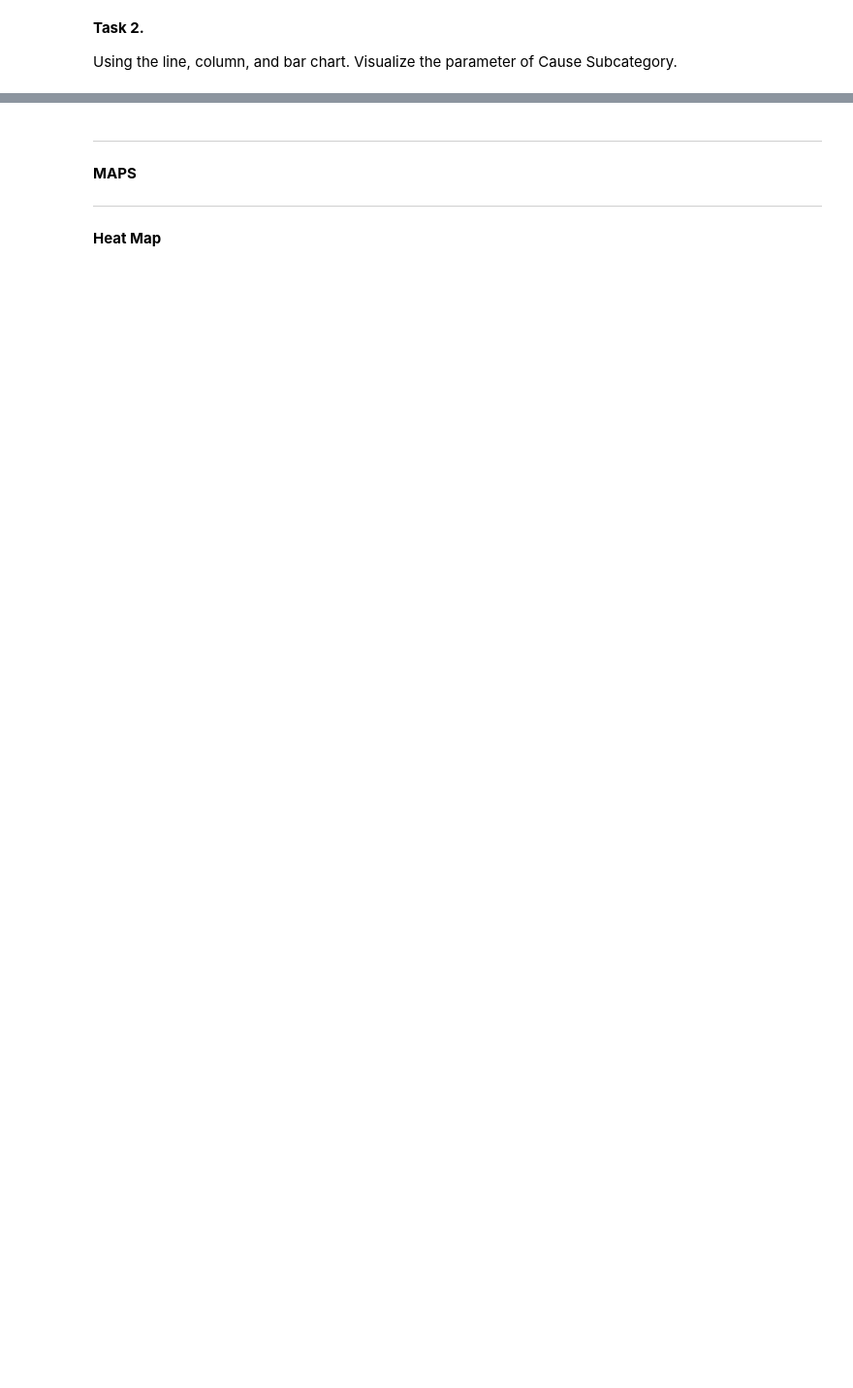
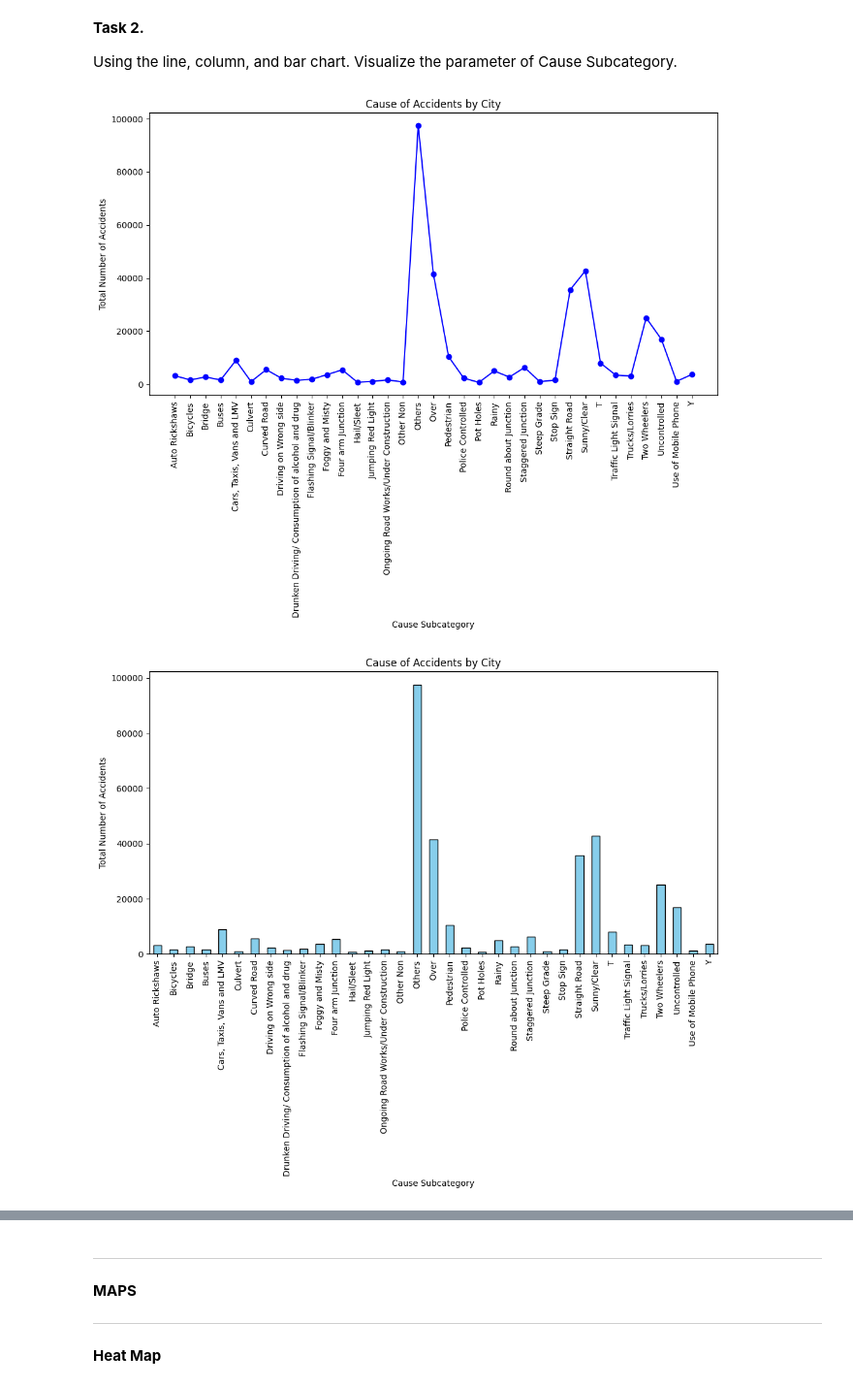
Before and after one commit to jptuzara/CPE031-Visualization-and-Data-Analytics, a Jupyter notebook: Hands_On_Activity_6___Chart_Type.ipynb, the cells around one changed output, grey strips where cells are left out. Shown at 97% size. Saved outputs shown, nothing was run; the diff lists cells and outputs as text; code cells hidden in the pictures; blank space fills up the shorter version.

```diff
--- a/Hands_On_Activity_6___Chart_Type.ipynb
+++ b/Hands_On_Activity_6___Chart_Type.ipynb
@@ -310,0 +327,67 @@ Using the line, column, and bar chart. Visualize the parameter of Cause Subcateg
+# %%
+#USING LINE CHART
+# Filter only 'Total number of Accidents'
+accidents = df[df['Outcome of Incident'] == 'Total number of Accidents']
+
+# Group by City and sum counts
+city_trend = accidents.groupby('Cause Subcategory')['Count'].sum()
+
+# Plot line chart
+plt.figure(figsize=(12, 6))
+plt.plot(city_trend.index, city_trend.values, marker='o', linestyle='-', color='blue')
+
+# Add labels and title
+plt.title('Cause of Accidents by City')
+plt.xlabel('Cause Subcategory')
+plt.ylabel('Total Number of Accidents')
+
+# Rotate x-axis labels for readability
+plt.xticks(rotation=90)
+
+# Show chart
+plt.show()
+
+
+#USING COLUMN GRAPH
+# Filter only 'Total number of Accidents'
+accidents = df[df['Outcome of Incident'] == 'Total number of Accidents']
+
+# Group by City and sum counts
+city_counts = accidents.groupby('Cause Subcategory')['Count'].sum()
+
+# Plot column chart (vertical bars)
+plt.figure(figsize=(12, 6))
+city_counts.plot(kind='bar', color='skyblue', edgecolor='black')
+
+# Add labels and title
+plt.title('Cause of Accidents by City')
+plt.xlabel('Cause Subcategory')
+plt.ylabel('Total Number of Accidents')
+
+# Rotate x-axis labels for readability
+plt.xticks(rotation=90)
+
+# Show chart
+plt.show()
+
+#USING BAR GRAPH
+# Filter only 'Total number of Accidents'
+accidents = df[df['Outcome of Incident'] == 'Total number of Accidents']
+
+# Group by City and sum counts
+city_counts = accidents.groupby('Cause Subcategory')['Count'].sum()
+
+# Plot bar chart (horizontal bars)
+plt.figure(figsize=(10, 8))
+city_counts.plot(kind='barh', color='lightcoral', edgecolor='black')
+
+# Add labels and title
+plt.title('Total Number of Accidents by City')
+plt.xlabel('Total Number of Accidents')
+plt.ylabel('Million Plus Cities')
+
+# Show chart
+plt.show()
+# %% [output]
+[figure, added]
+[figure, added]
```
Also changed, not shown: parts of 14 cells of this notebook.
